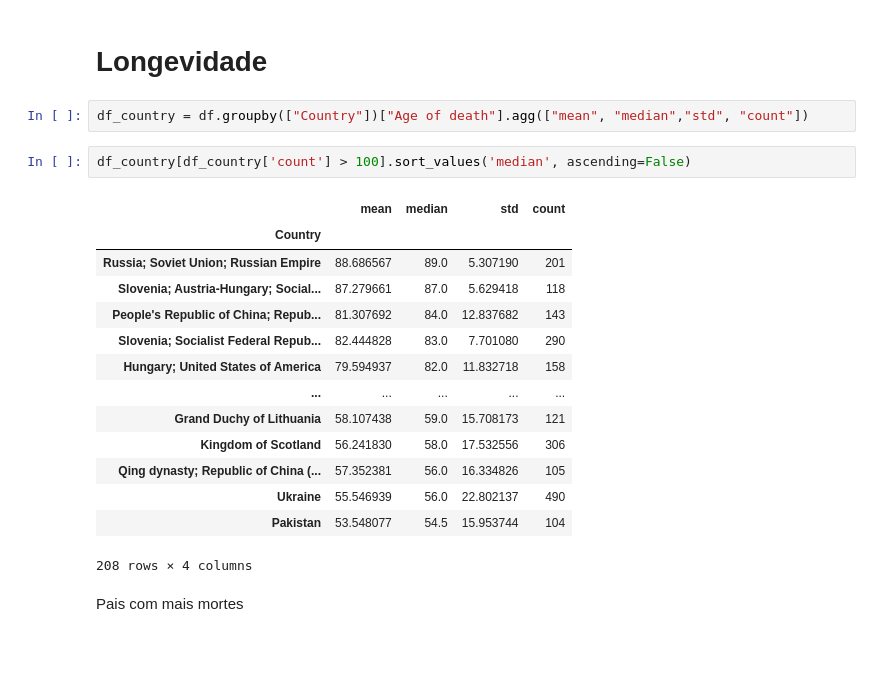
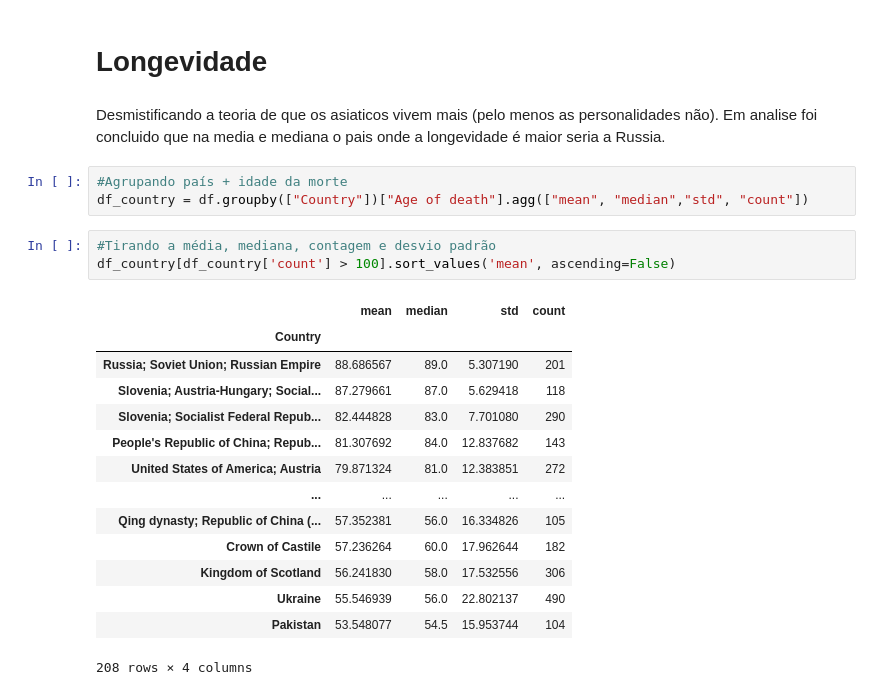
Before and after one commit to alvesgabriel/lets-code-analytics-modulo-1, a Jupyter notebook: longevity.ipynb, the cells around one changed output. Saved outputs shown, nothing was run; the diff lists cells and outputs as text; blank space fills up the shorter version.

```diff
--- a/longevity.ipynb
+++ b/longevity.ipynb
@@ -146,23 +156,25 @@ sns.histplot(df[df['Country']== 'Brazil']['Death year'])
 # %% [markdown]
 # Longevidade
+# %% [markdown]
+Desmistificando a teoria de que os asiaticos vivem mais (pelo menos as personalidades não). Em analise foi concluido que na media e mediana o pais onde a longevidade é maior seria a Russia.
 # %%
+#Agrupando país + idade da morte
 df_country = df.groupby(["Country"])["Age of death"].agg(["mean", "median","std", "count"])
 # %%
-df_country[df_country['count'] > 100].sort_values('median', ascending=False)
+#Tirando a média, mediana, contagem e desvio padrão
+df_country[df_country['count'] > 100].sort_values('mean', ascending=False)
 # %% [output]
 |  | mean | median | std | count |
 | Country |  |  |  |  |
 | Russia; Soviet Union; Russian Empire | 88.686567 | 89.0 | 5.307190 | 201 |
 | Slovenia; Austria-Hungary; Social... | 87.279661 | 87.0 | 5.629418 | 118 |
+| Slovenia; Socialist Federal Repub... | 82.444828 | 83.0 | 7.701080 | 290 |
 | People's Republic of China; Repub... | 81.307692 | 84.0 | 12.837682 | 143 |
-| Slovenia; Socialist Federal Repub... | 82.444828 | 83.0 | 7.701080 | 290 |
-| Hungary; United States of America | 79.594937 | 82.0 | 11.832718 | 158 |
+| United States of America; Austria | 79.871324 | 81.0 | 12.383851 | 272 |
 | ... | ... | ... | ... | ... |
-| Grand Duchy of Lithuania | 58.107438 | 59.0 | 15.708173 | 121 |
+| Qing dynasty; Republic of China (... | 57.352381 | 56.0 | 16.334826 | 105 |
+| Crown of Castile | 57.236264 | 60.0 | 17.962644 | 182 |
 | Kingdom of Scotland | 56.241830 | 58.0 | 17.532556 | 306 |
-| Qing dynasty; Republic of China (... | 57.352381 | 56.0 | 16.334826 | 105 |
 | Ukraine | 55.546939 | 56.0 | 22.802137 | 490 |
 | Pakistan | 53.548077 | 54.5 | 15.953744 | 104 |
 208 rows × 4 columns
-# %% [markdown]
-Pais com mais mortes
```
Also changed, not shown: parts of 16 cells of this notebook, 1 other file.
